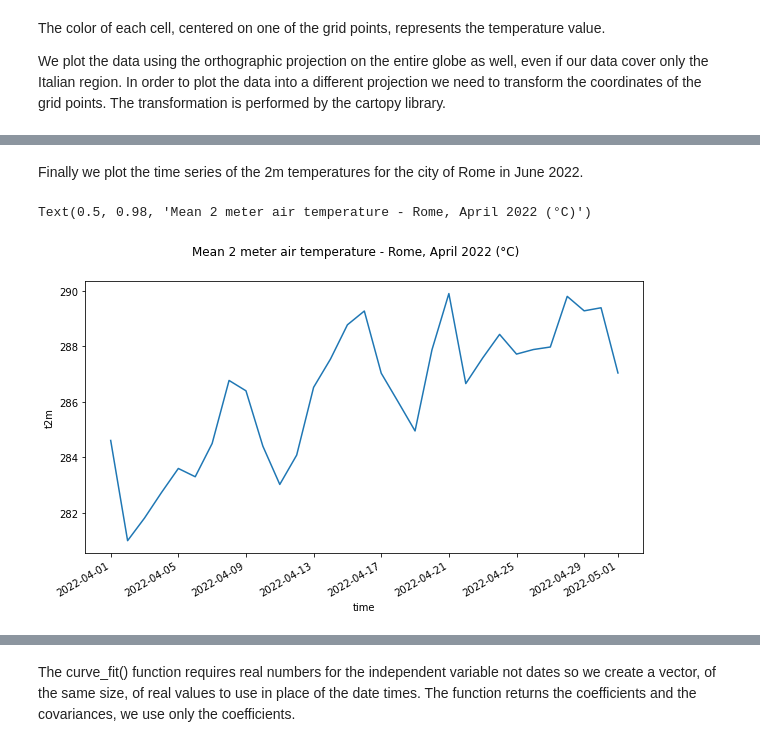
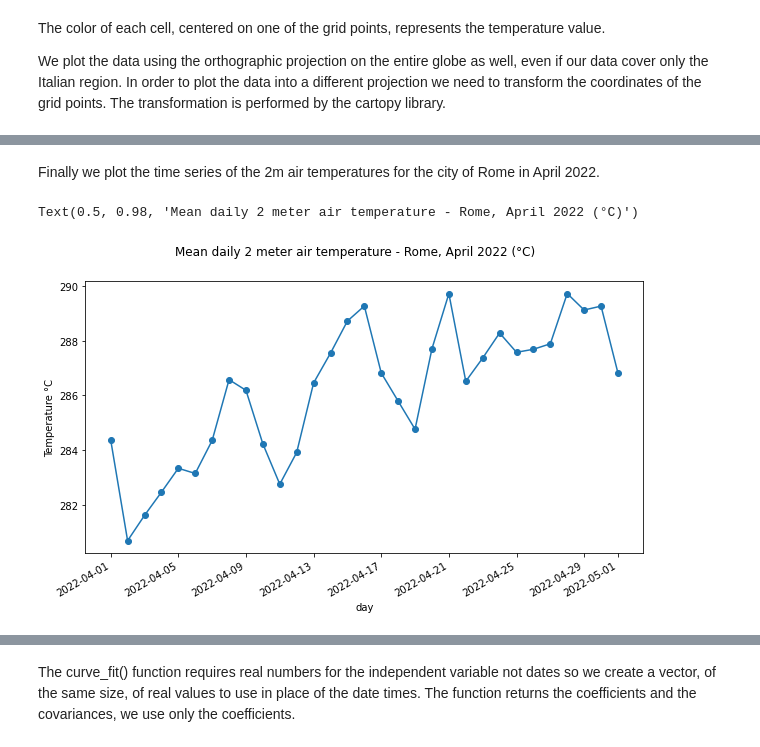
Before and after one commit to luigiselmi/wekeo_jnc, a Jupyter notebook: era5_temperature.ipynb, the cells around one changed output, grey strips where cells are left out. Cells and saved outputs as stored; diff of their text form; code cells hidden in the pictures.

```diff
--- a/era5_temperature.ipynb
+++ b/era5_temperature.ipynb
@@ -300,9 +320,8 @@ We want to compute the time series of the 2 meter air temperatures in Rome for t
 rome_bb_north = 42.12
 rome_bb_south = 41.70
 rome_bb_west = 12.23
-rome_bb_east = 12.60
+rome_bb_east = 12.70
 rome_temp = temperature2m.sel(
                             time = slice('2022-04-01T00:00:00', '2022-05-01T00:00:00'),
                             latitude = slice(rome_bb_north, rome_bb_south),
                             longitude = slice(rome_bb_west, rome_bb_east))
-rome_temp = rome_temp.interpolate_na(dim='longitude', method='linear', fill_value='extrapolate')
@@ -339,9 +368,12 @@ Coordinates:
 # %% [markdown]
-Finally we plot the time series of the 2m temperatures for the city of Rome in June 2022.
+Finally we plot the time series of the 2m air temperatures for the city of Rome in April 2022.
 # %%
 fig = plt.figure(figsize=(10, 5))
-rome_temp_daily_spatial_mean.plot()
-plt.suptitle("Mean 2 meter air temperature - Rome, April 2022 (°C)")
+ax.set_ylabel("Temperature °C");
+rome_temp_daily_spatial_mean.plot(marker='o')
+plt.xlabel("day")
+plt.ylabel("Temperature °C")
+plt.suptitle("Mean daily 2 meter air temperature - Rome, April 2022 (°C)")
 # %% [output]
-Text(0.5, 0.98, 'Mean 2 meter air temperature - Rome, April 2022 (°C)')
+Text(0.5, 0.98, 'Mean daily 2 meter air temperature - Rome, April 2022 (°C)')
-[figure, old version]
+[figure, new version]
```
Also changed, not shown: parts of 32 cells of this notebook.
